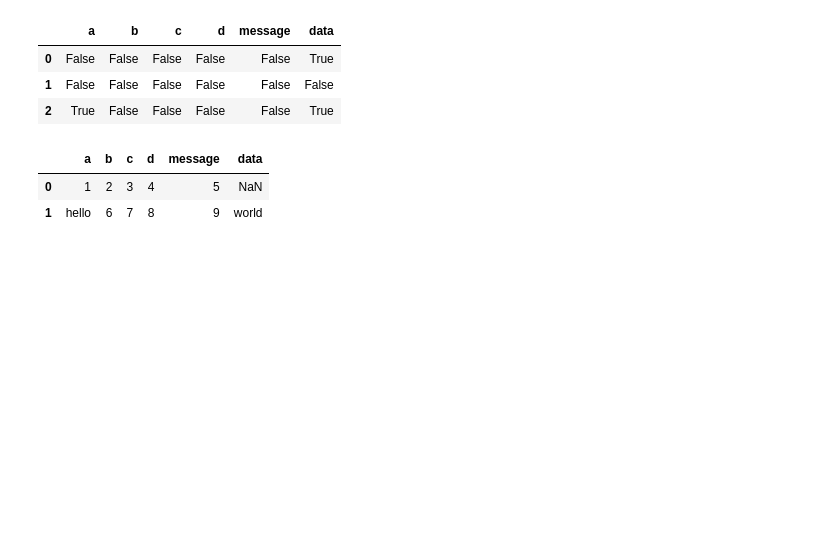
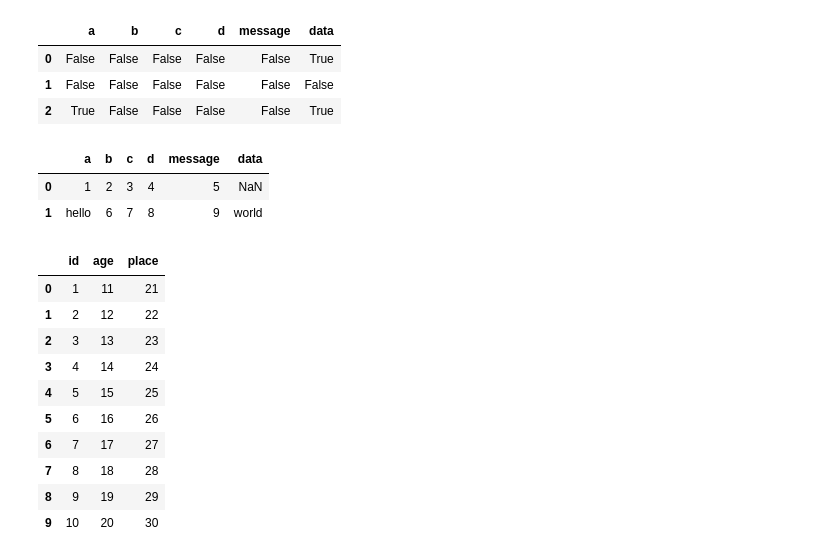
Before and after one commit to lllhhh/DeepLearningNotes, a Jupyter notebook: TXNLP/pandas.ipynb, the cells around one changed output. Saved outputs shown, nothing was run; the diff lists cells and outputs as text; code cells hidden in the pictures; blank space fills up the shorter version.

```diff
--- a/TXNLP/pandas.ipynb
+++ b/TXNLP/pandas.ipynb
@@ -650,3 +650,19 @@ data
 # %%
 data = pd.read_csv('files/data2.csv')
 data.to_csv('files/data3.csv', sep='|')
+# %%
+## 读取Excel数据
+excel = pd.read_excel('files/data_excel.xlsx')
+excel
+# %% [output]
+|  | id | age | place |
+| 0 | 1 | 11 | 21 |
+| 1 | 2 | 12 | 22 |
+| 2 | 3 | 13 | 23 |
+| 3 | 4 | 14 | 24 |
+| 4 | 5 | 15 | 25 |
+| 5 | 6 | 16 | 26 |
+| 6 | 7 | 17 | 27 |
+| 7 | 8 | 18 | 28 |
+| 8 | 9 | 19 | 29 |
+| 9 | 10 | 20 | 30 |
```
Also changed, not shown: parts of 4 cells of this notebook, 2 other files.
